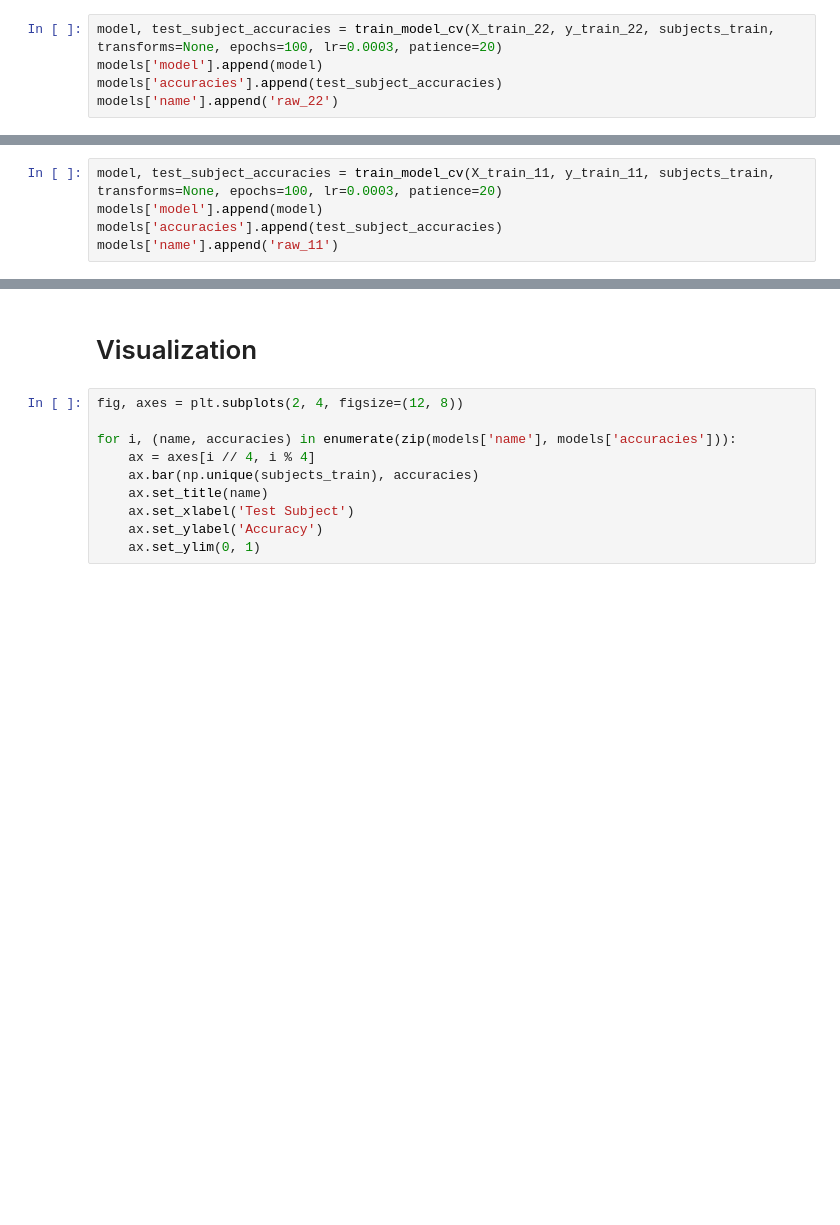
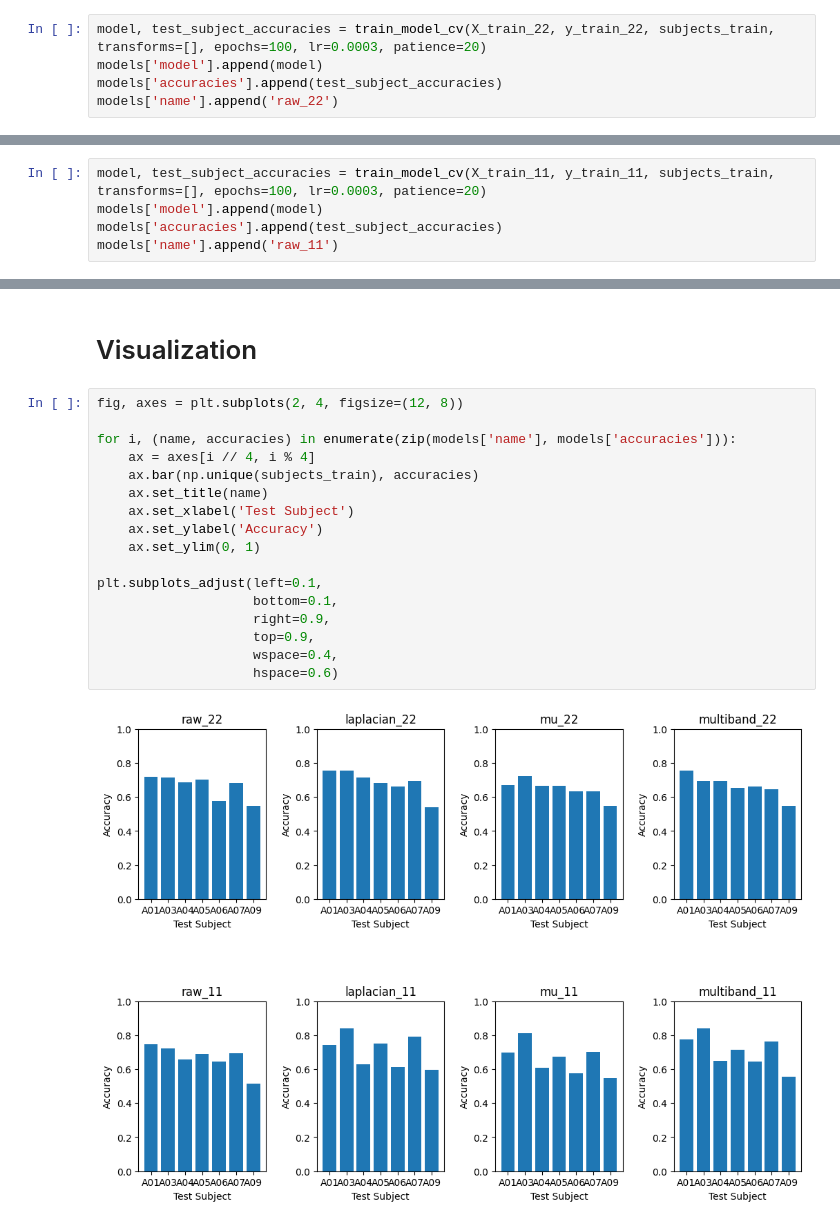
Before and after one commit to EnekoIsturitzSesma/Biosignal-ML-Analysis, a Jupyter notebook: notebooks/EEGNet.ipynb, the cells around one changed output, grey strips where cells are left out. Drawn from its saved outputs; the diff is of its cells as text; blank space fills up the shorter version.

Commit message:
EEGNet loso cv training

```diff
--- a/notebooks/EEGNet.ipynb
+++ b/notebooks/EEGNet.ipynb
@@ -80,7 +78,7 @@ models = {
 # %% [markdown]
 ## 22 channels (raw + normalization)
 # %%
-model, test_subject_accuracies = train_model_cv(X_train_22, y_train_22, subjects_train, transforms=None, epochs=100, lr=0.0003, patience=20)
+model, test_subject_accuracies = train_model_cv(X_train_22, y_train_22, subjects_train, transforms=[], epochs=100, lr=0.0003, patience=20)
 models['model'].append(model)
 models['accuracies'].append(test_subject_accuracies)
 models['name'].append('raw_22')
@@ -202,7 +200,7 @@ Test Accuracy: 0.5278
 # %% [markdown]
 ## 11 channels (raw + normalization)
 # %%
-model, test_subject_accuracies = train_model_cv(X_train_11, y_train_11, subjects_train, transforms=None, epochs=100, lr=0.0003, patience=20)
+model, test_subject_accuracies = train_model_cv(X_train_11, y_train_11, subjects_train, transforms=[], epochs=100, lr=0.0003, patience=20)
 models['model'].append(model)
 models['accuracies'].append(test_subject_accuracies)
 models['name'].append('raw_11')
@@ -324,10 +322,19 @@ Test Accuracy: 0.5278
 # %%
 fig, axes = plt.subplots(2, 4, figsize=(12, 8))
 
 for i, (name, accuracies) in enumerate(zip(models['name'], models['accuracies'])):
     ax = axes[i // 4, i % 4]
     ax.bar(np.unique(subjects_train), accuracies)
     ax.set_title(name)
     ax.set_xlabel('Test Subject')
     ax.set_ylabel('Accuracy')
     ax.set_ylim(0, 1)
+
+plt.subplots_adjust(left=0.1,
+                    bottom=0.1,
+                    right=0.9,
+                    top=0.9,
+                    wspace=0.4,
+                    hspace=0.6)
+# %% [output]
+[figure, added]
```
Also changed, not shown: parts of 17 cells of this notebook, 1 other file.
